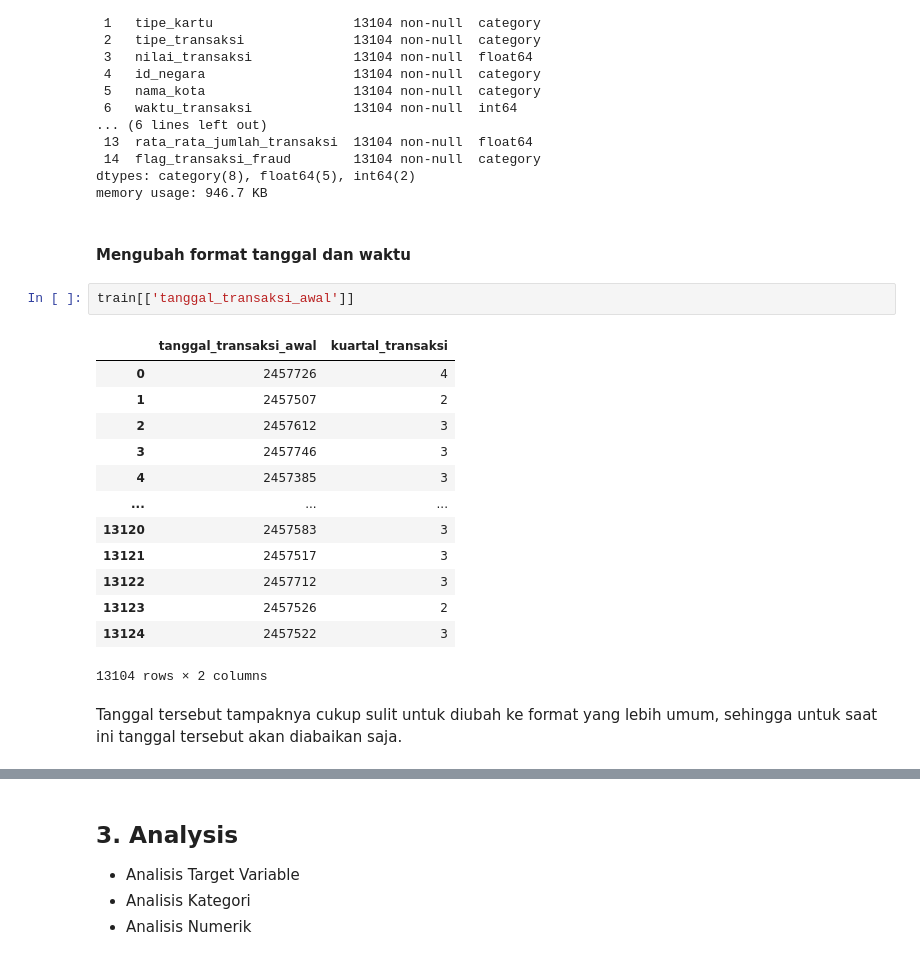
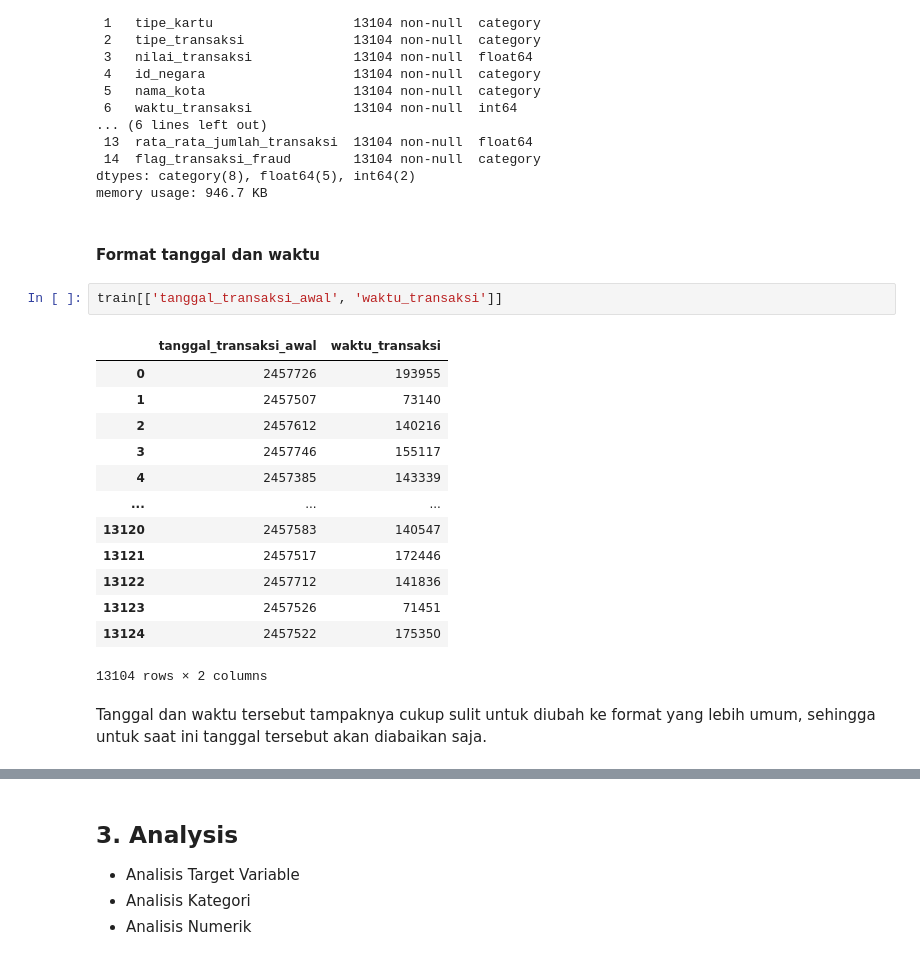
Before and after one commit to FRQNC/DatMin-Klasifikasi, a Jupyter notebook: tugas2eda.ipynb, the cells around one changed output, grey strips where cells are left out. Saved outputs shown, nothing was run; the diff lists cells and outputs as text.

```diff
--- a/tugas2eda.ipynb
+++ b/tugas2eda.ipynb
@@ -273,22 +273,22 @@ Data columns (total 15 columns):
 dtypes: category(8), float64(5), int64(2)
 memory usage: 946.7 KB
 # %% [markdown]
-#### Mengubah format tanggal dan waktu
+#### Format tanggal dan waktu
 # %%
-train[['tanggal_transaksi_awal']]
+train[['tanggal_transaksi_awal', 'waktu_transaksi']]
 # %% [output]
-|  | tanggal_transaksi_awal | kuartal_transaksi |
-| 0 | 2457726 | 4 |
-| 1 | 2457507 | 2 |
-| 2 | 2457612 | 3 |
-| 3 | 2457746 | 3 |
-| 4 | 2457385 | 3 |
+|  | tanggal_transaksi_awal | waktu_transaksi |
+| 0 | 2457726 | 193955 |
+| 1 | 2457507 | 73140 |
+| 2 | 2457612 | 140216 |
+| 3 | 2457746 | 155117 |
+| 4 | 2457385 | 143339 |
 | ... | ... | ... |
-| 13120 | 2457583 | 3 |
-| 13121 | 2457517 | 3 |
-| 13122 | 2457712 | 3 |
-| 13123 | 2457526 | 2 |
-| 13124 | 2457522 | 3 |
+| 13120 | 2457583 | 140547 |
+| 13121 | 2457517 | 172446 |
+| 13122 | 2457712 | 141836 |
+| 13123 | 2457526 | 71451 |
+| 13124 | 2457522 | 175350 |
 13104 rows × 2 columns
 # %% [markdown]
-Tanggal tersebut tampaknya cukup sulit untuk diubah ke format yang lebih umum, sehingga untuk saat ini tanggal tersebut akan diabaikan saja.
+Tanggal dan waktu tersebut tampaknya cukup sulit untuk diubah ke format yang lebih umum, sehingga untuk saat ini tanggal tersebut akan diabaikan saja.
```
Also changed, not shown: parts of 41 cells of this notebook.
